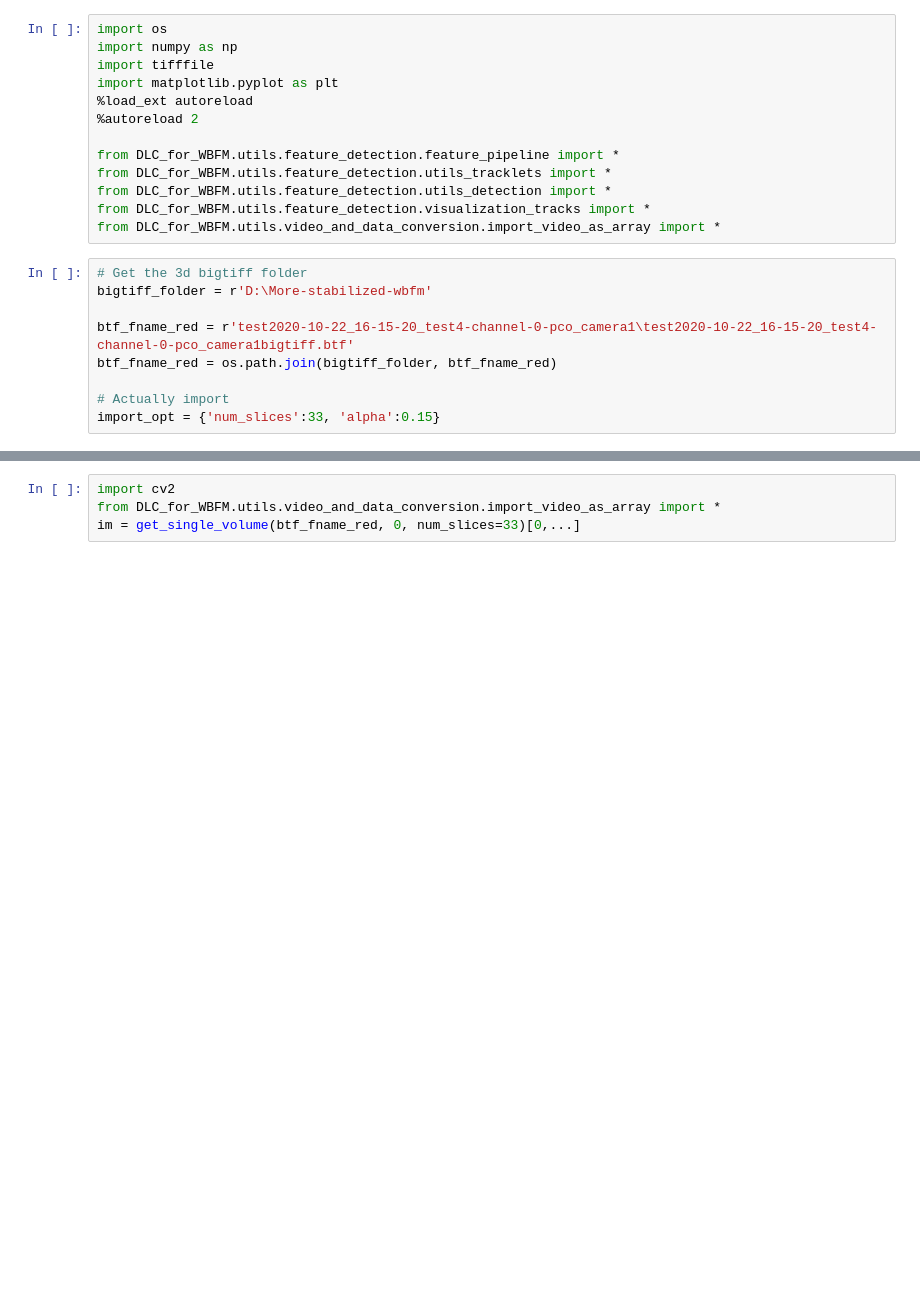
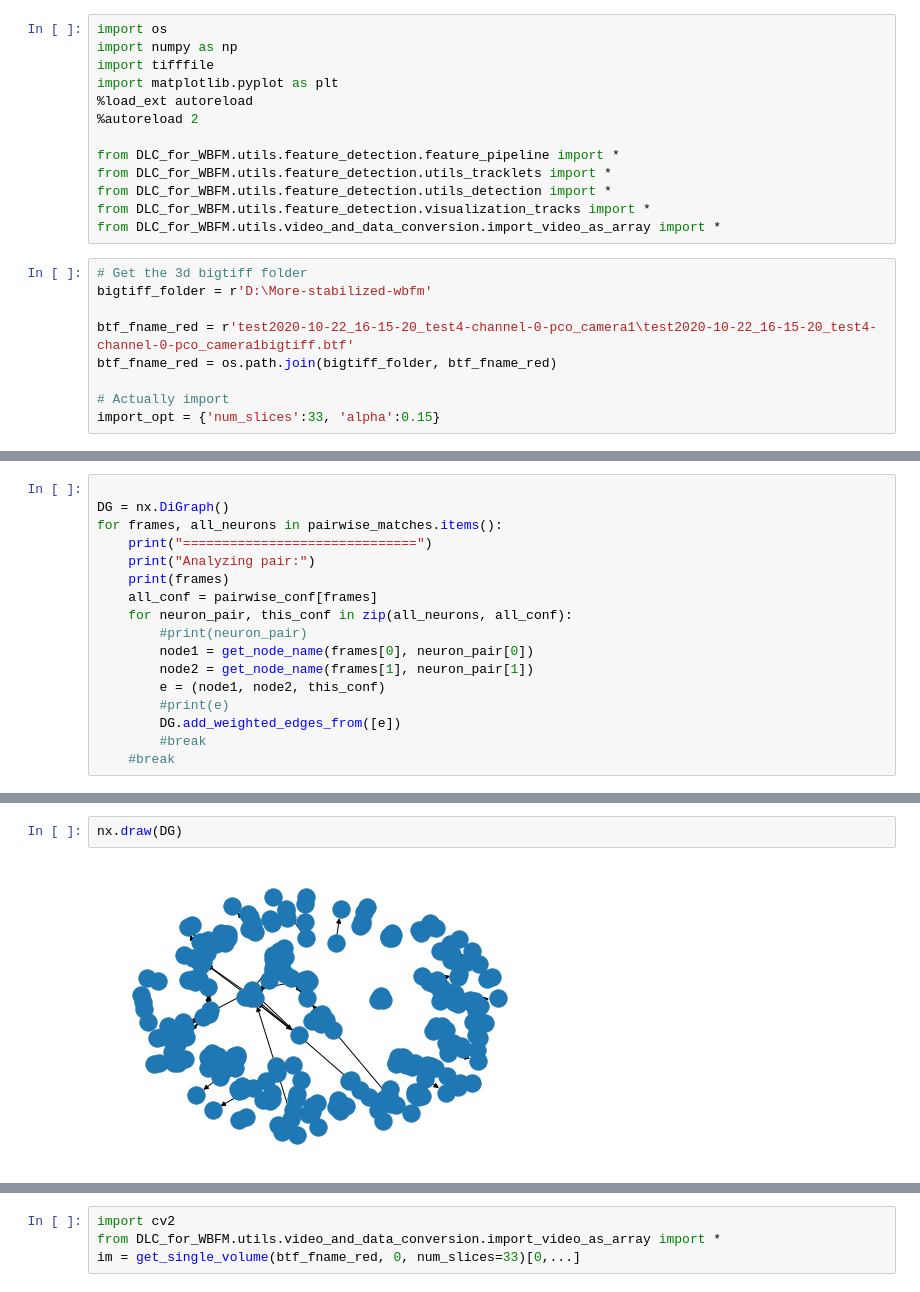
Before and after one commit to ch9nuk9/wbfm, a Jupyter notebook: example-feature-workflow/feature_alignment/Reference_pipeline_tests.ipynb, the cells around one changed output, grey strips where cells are left out. Drawn from its saved outputs; the diff is of its cells as text; blank space fills up the shorter version.

```diff
--- a/example-feature-workflow/feature_alignment/Reference_pipeline_tests.ipynb
+++ b/example-feature-workflow/feature_alignment/Reference_pipeline_tests.ipynb
@@ -102,0 +113,17 @@ for f0 in this_f0:
+# %%
+
+DG = nx.DiGraph()
+for frames, all_neurons in pairwise_matches.items():
+    print("==============================")
+    print("Analyzing pair:")
+    print(frames)
+    all_conf = pairwise_conf[frames]
+    for neuron_pair, this_conf in zip(all_neurons, all_conf):
+        #print(neuron_pair)
+        node1 = get_node_name(frames[0], neuron_pair[0])
+        node2 = get_node_name(frames[1], neuron_pair[1])
+        e = (node1, node2, this_conf)
+        #print(e)
+        DG.add_weighted_edges_from([e])
+        #break
+    #break
@@ -102,0 +148,4 @@ for f0 in this_f0:
+# %%
+nx.draw(DG)
+# %% [output]
+[figure, added]
```
Also changed, not shown: parts of 21 cells of this notebook.
